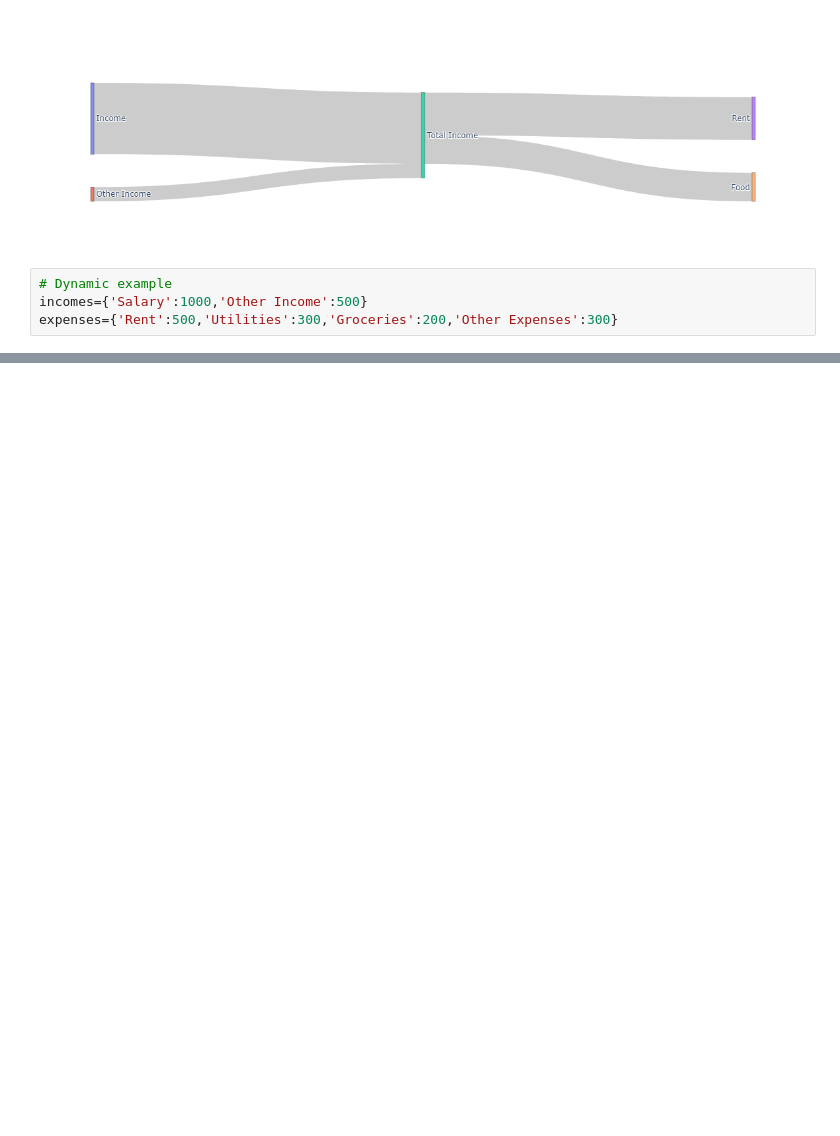
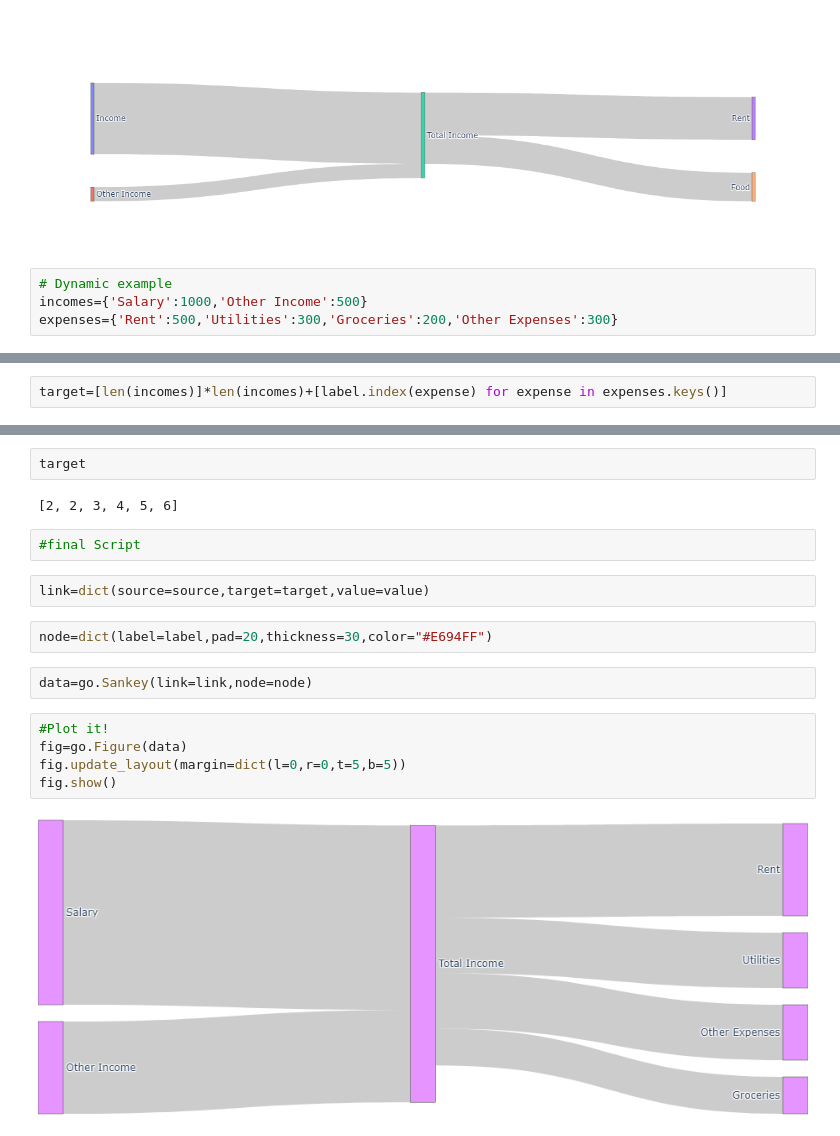
Before and after one commit to Sanj-bot/AI-Projects, a Jupyter notebook: Projects/streamlitProject/sankeyChart.ipynb, the cells around one changed output, grey strips where cells are left out. Drawn from its saved outputs; the diff is of its cells as text; blank space fills up the shorter version.

```diff
--- a/Projects/streamlitProject/sankeyChart.ipynb
+++ b/Projects/streamlitProject/sankeyChart.ipynb
@@ -25,0 +44,2 @@ label=list(incomes.keys())+['
+# %%
+target=[len(incomes)]*len(incomes)+[label.index(expense) for expense in expenses.keys()]
@@ -25,0 +50,19 @@ label=list(incomes.keys())+['
+# %%
+target
+# %% [output]
+[2, 2, 3, 4, 5, 6]
+# %%
+#final Script
+# %%
+link=dict(source=source,target=target,value=value)
+# %%
+node=dict(label=label,pad=20,thickness=30,color="#E694FF")
+# %%
+data=go.Sankey(link=link,node=node)
+# %%
+#Plot it!
+fig=go.Figure(data)
+fig.update_layout(margin=dict(l=0,r=0,t=5,b=5))
+fig.show()
+# %% [output]
+[figure, added]
```
Also changed, not shown: parts of 6 cells of this notebook, 5 other files.
